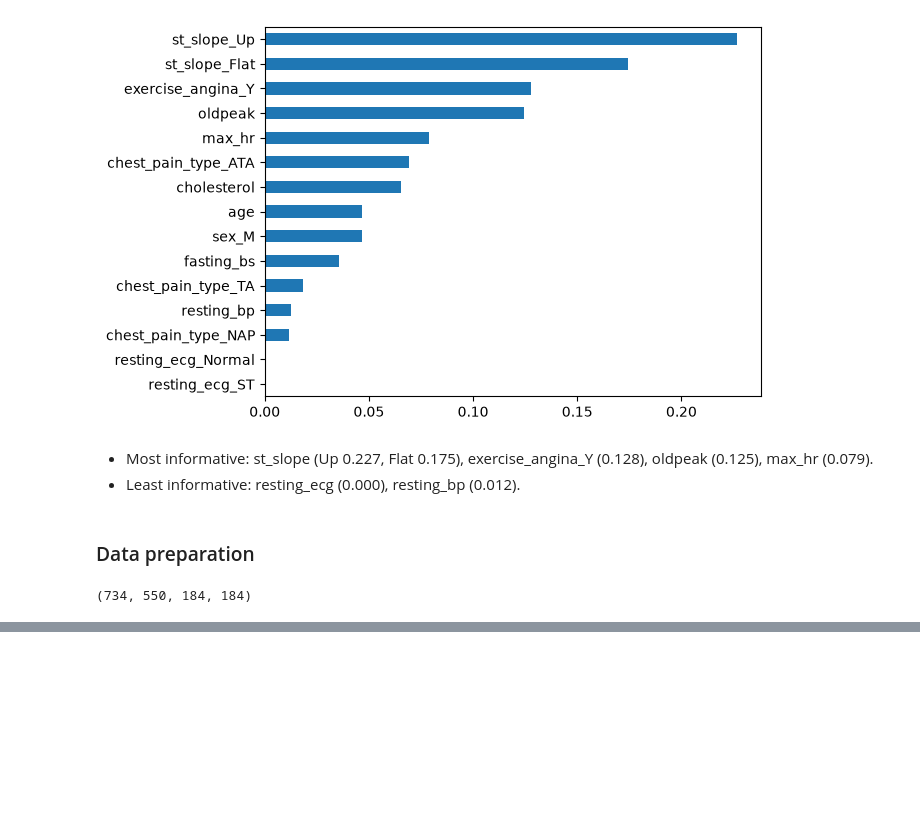
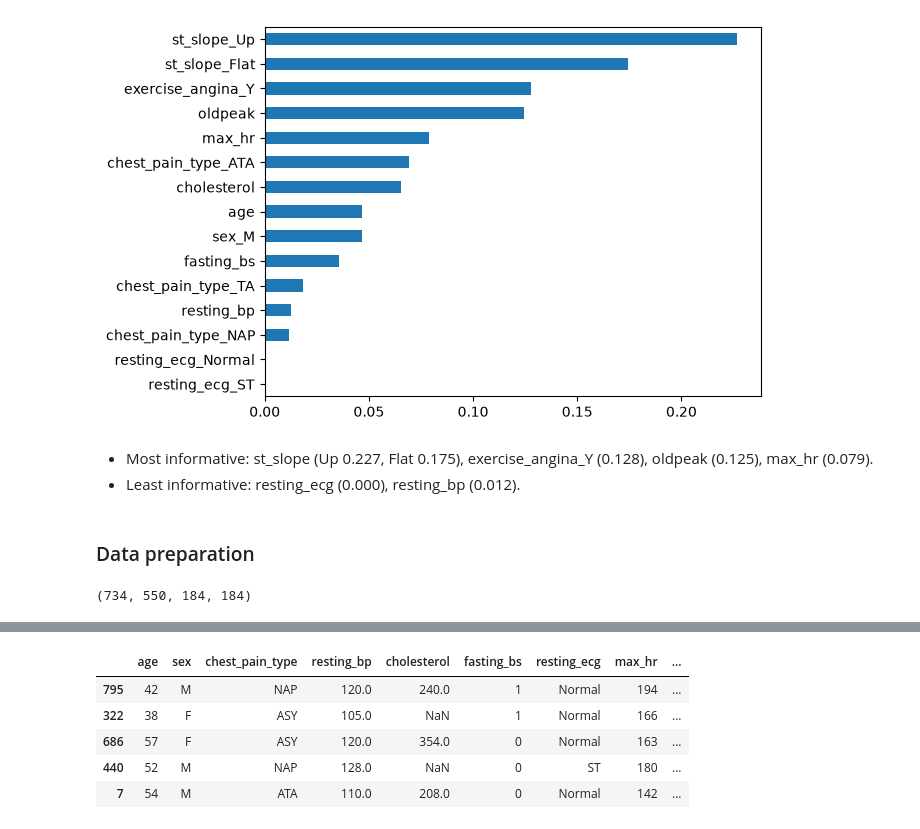
Before and after one commit to aminulaiba/cardio-predict, a Jupyter notebook: notebook.ipynb, the cells around one changed output, grey strips where cells are left out. Saved outputs shown, nothing was run; the diff lists cells and outputs as text; code cells hidden in the pictures; blank space fills up the shorter version.

```diff
--- a/notebook.ipynb
+++ b/notebook.ipynb
@@ -350,0 +372,9 @@ df_train, df_val = train_test_split(df_full_train, test_size=0.25, random_state=
+# %%
+df_train.head()
+# %% [output]
+|  | age | sex | chest_pain_type | resting_bp | cholesterol | fasting_bs | resting_ecg | max_hr | ... |
+| 795 | 42 | M | NAP | 120.0 | 240.0 | 1 | Normal | 194 | ... |
+| 322 | 38 | F | ASY | 105.0 | NaN | 1 | Normal | 166 | ... |
+| 686 | 57 | F | ASY | 120.0 | 354.0 | 0 | Normal | 163 | ... |
+| 440 | 52 | M | NAP | 128.0 | NaN | 0 | ST | 180 | ... |
+| 7 | 54 | M | ATA | 110.0 | 208.0 | 0 | Normal | 142 | ... |
```
Also changed, not shown: parts of 46 cells of this notebook, 8 other files.
